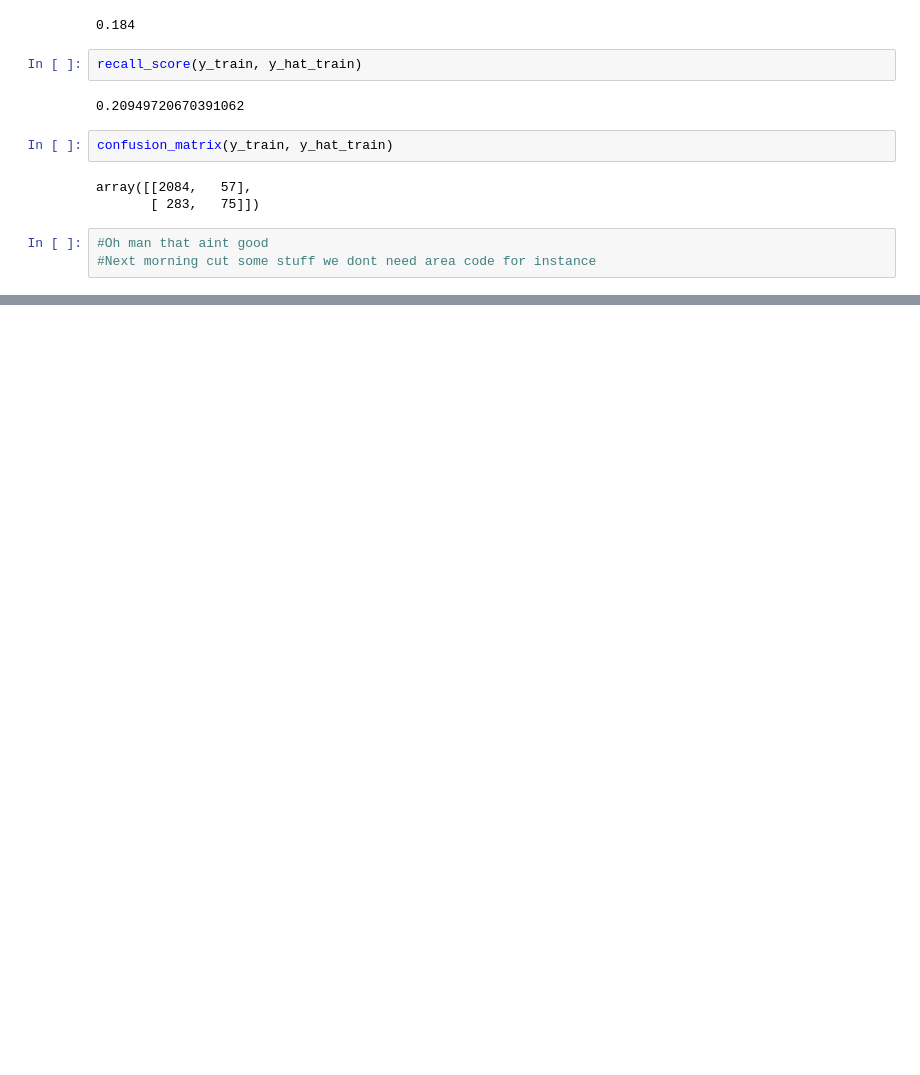
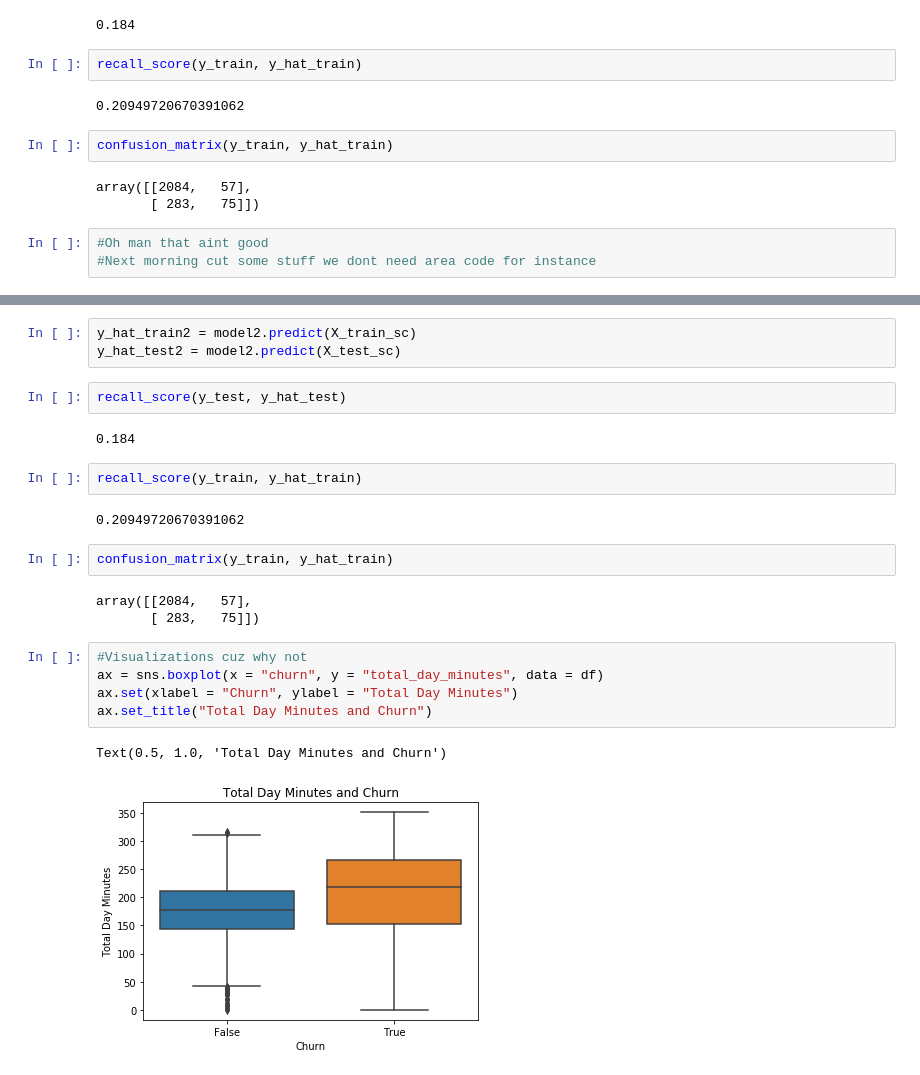
Before and after one commit to chum46/customer_churn_prediction, a Jupyter notebook: notebooks/exploratory/AR_exploratory/AR_exploratory_1.1.ipynb, the cells around one changed output, grey strips where cells are left out. Cells and saved outputs as stored; diff of their text form; blank space fills up the shorter version.

```diff
--- a/notebooks/exploratory/AR_exploratory/AR_exploratory_1.1.ipynb
+++ b/notebooks/exploratory/AR_exploratory/AR_exploratory_1.1.ipynb
@@ -119,0 +143,24 @@ array([[2084,   57],
+# %%
+y_hat_train2 = model2.predict(X_train_sc)
+y_hat_test2 = model2.predict(X_test_sc)
+# %%
+recall_score(y_test, y_hat_test)
+# %% [output]
+0.184
+# %%
+recall_score(y_train, y_hat_train)
+# %% [output]
+0.20949720670391062
+# %%
+confusion_matrix(y_train, y_hat_train)
+# %% [output]
+array([[2084,   57],
+       [ 283,   75]])
+# %%
+#Visualizations cuz why not
+ax = sns.boxplot(x = "churn", y = "total_day_minutes", data = df)
+ax.set(xlabel = "Churn", ylabel = "Total Day Minutes")
+ax.set_title("Total Day Minutes and Churn")
+# %% [output]
+Text(0.5, 1.0, 'Total Day Minutes and Churn')
+[figure, added]
```
Also changed, not shown: parts of 3 cells of this notebook.
